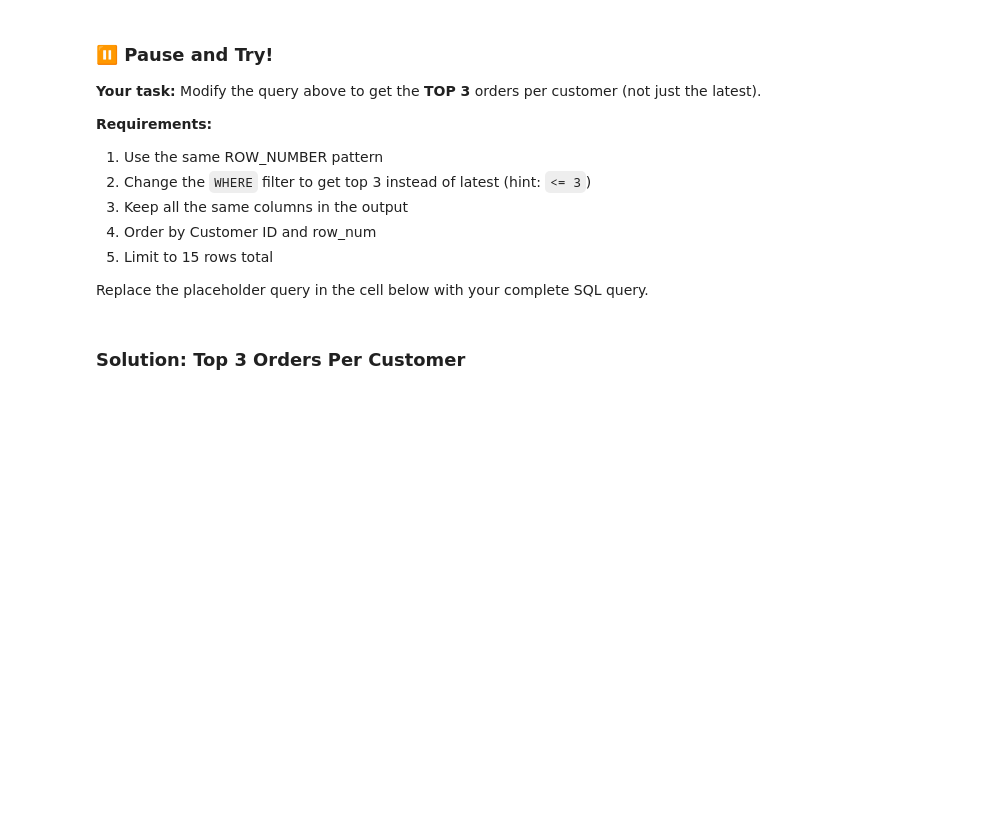
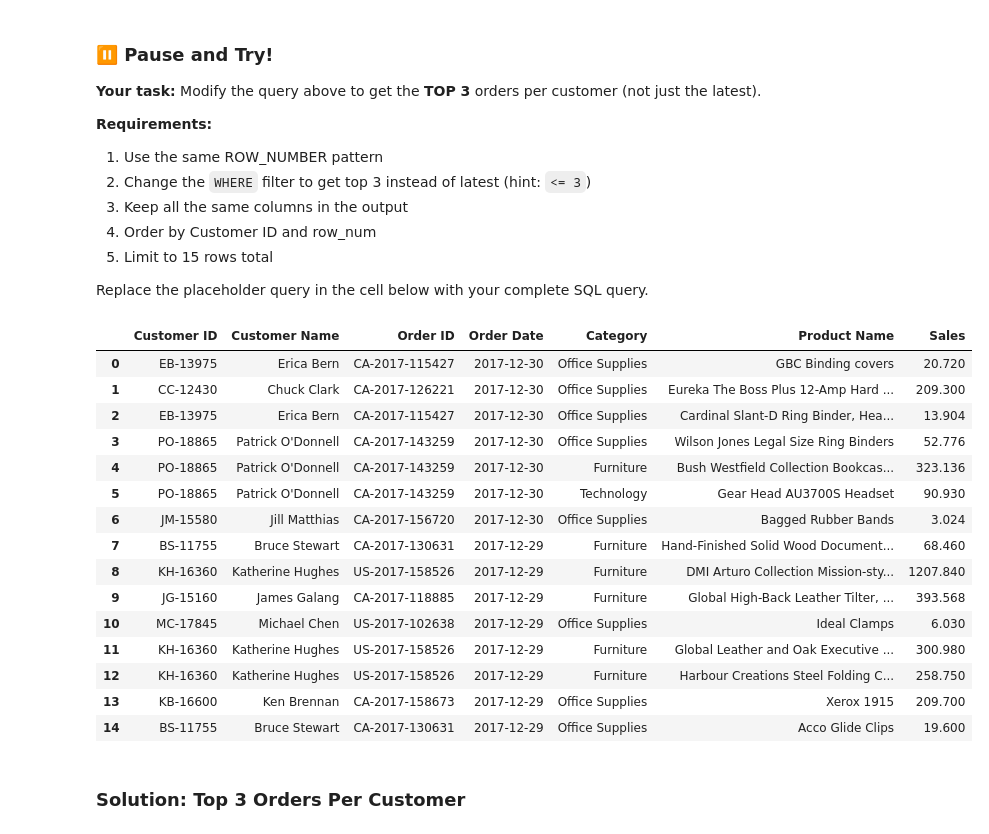
Before and after one commit to hdzmarcela/ECBS5294, a Jupyter notebook: notebooks/day1/day1_block_b_03_window_functions_primer.ipynb, the cells around one changed output. Saved outputs shown, nothing was run; the diff lists cells and outputs as text; code cells hidden in the pictures; blank space fills up the shorter version.

Commit message:
changes up to date 2

```diff
--- a/notebooks/day1/day1_block_b_03_window_functions_primer.ipynb
+++ b/notebooks/day1/day1_block_b_03_window_functions_primer.ipynb
@@ -373,7 +489,52 @@ con.execute("""
 Replace the placeholder query in the cell below with your complete SQL query.
 # %%
 # Your turn! Write your TOP 3 query here:
-con.execute("SELECT 1 AS todo").df()  # Replace this entire query with your answer
+# Now filter to row_num = 1 using a subquery
+con.execute("""
+    SELECT
+        "Customer ID",
+        "Customer Name",
+        "Order ID",
+        "Order Date",
+        Category,
+        "Product Name",
+        Sales
+    FROM (
+        SELECT
+            "Customer ID",
+            "Customer Name",
+            "Order ID",
+            "Order Date",
+            Category,
+            "Product Name",
+            Sales,
+            ROW_NUMBER() OVER (
+                PARTITION BY "Customer ID"
+                ORDER BY "Order Date" DESC
+            ) AS row_num
+        FROM superstore
+    )
+    WHERE row_num <= 3
+    ORDER BY "Order Date" DESC
+    LIMIT 15
+""").df()
+# %% [output]
+|  | Customer ID | Customer Name | Order ID | Order Date | Category | Product Name | Sales |
+| 0 | EB-13975 | Erica Bern | CA-2017-115427 | 2017-12-30 | Office Supplies | GBC Binding covers | 20.720 |
+| 1 | CC-12430 | Chuck Clark | CA-2017-126221 | 2017-12-30 | Office Supplies | Eureka The Boss Plus 12-Amp Hard ... | 209.300 |
+| 2 | EB-13975 | Erica Bern | CA-2017-115427 | 2017-12-30 | Office Supplies | Cardinal Slant-D Ring Binder, Hea... | 13.904 |
+| 3 | PO-18865 | Patrick O'Donnell | CA-2017-143259 | 2017-12-30 | Office Supplies | Wilson Jones Legal Size Ring Binders | 52.776 |
+| 4 | PO-18865 | Patrick O'Donnell | CA-2017-143259 | 2017-12-30 | Furniture | Bush Westfield Collection Bookcas... | 323.136 |
+| 5 | PO-18865 | Patrick O'Donnell | CA-2017-143259 | 2017-12-30 | Technology | Gear Head AU3700S Headset | 90.930 |
+| 6 | JM-15580 | Jill Matthias | CA-2017-156720 | 2017-12-30 | Office Supplies | Bagged Rubber Bands | 3.024 |
+| 7 | BS-11755 | Bruce Stewart | CA-2017-130631 | 2017-12-29 | Furniture | Hand-Finished Solid Wood Document... | 68.460 |
+| 8 | KH-16360 | Katherine Hughes | US-2017-158526 | 2017-12-29 | Furniture | DMI Arturo Collection Mission-sty... | 1207.840 |
+| 9 | JG-15160 | James Galang | CA-2017-118885 | 2017-12-29 | Furniture | Global High-Back Leather Tilter, ... | 393.568 |
+| 10 | MC-17845 | Michael Chen | US-2017-102638 | 2017-12-29 | Office Supplies | Ideal Clamps | 6.030 |
+| 11 | KH-16360 | Katherine Hughes | US-2017-158526 | 2017-12-29 | Furniture | Global Leather and Oak Executive ... | 300.980 |
+| 12 | KH-16360 | Katherine Hughes | US-2017-158526 | 2017-12-29 | Furniture | Harbour Creations Steel Folding C... | 258.750 |
+| 13 | KB-16600 | Ken Brennan | CA-2017-158673 | 2017-12-29 | Office Supplies | Xerox 1915 | 209.700 |
+| 14 | BS-11755 | Bruce Stewart | CA-2017-130631 | 2017-12-29 | Office Supplies | Acco Glide Clips | 19.600 |
 # %% [markdown]
 ### Solution: Top 3 Orders Per Customer
 # %%
```
Also changed, not shown: parts of 13 cells of this notebook, 7 other files.
